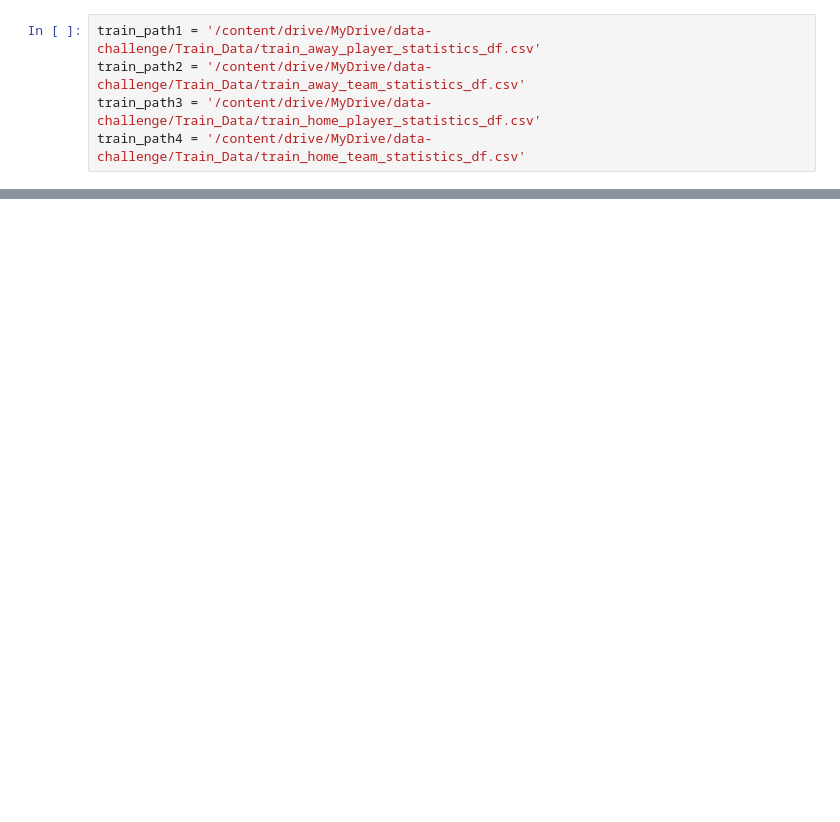
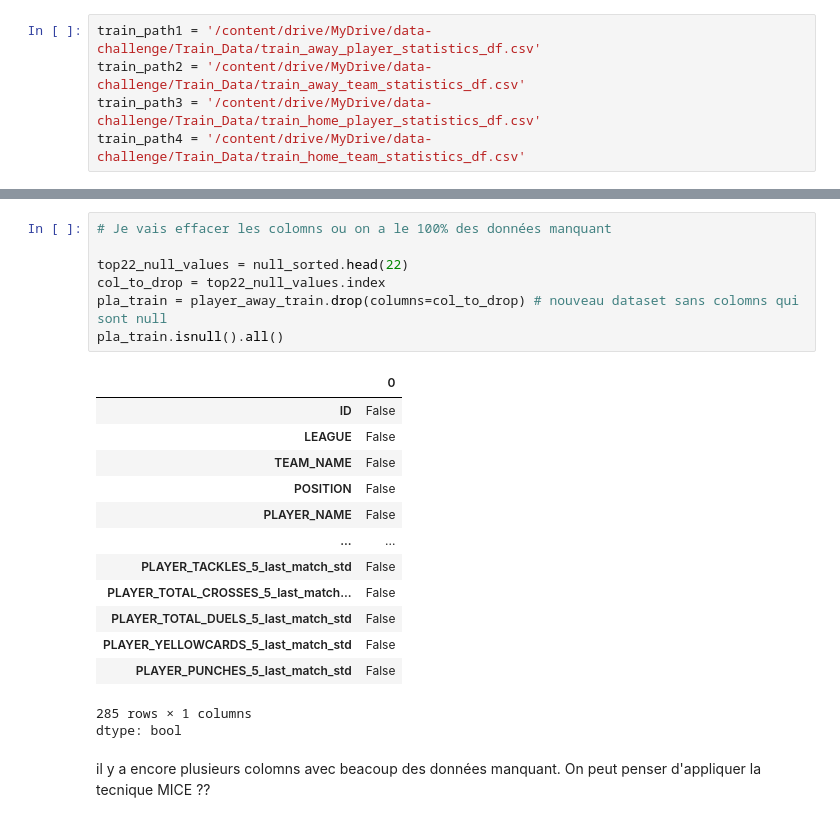
Before and after one commit to lucasn/data-challenge, a Jupyter notebook: data_challenge.ipynb, the cells around one changed output, grey strips where cells are left out. Saved outputs shown, nothing was run; the diff lists cells and outputs as text; blank space fills up the shorter version.

```diff
--- a/data_challenge.ipynb
+++ b/data_challenge.ipynb
@@ -30,0 +108,24 @@ train_data1
+# %%
+# Je vais effacer les colomns ou on a le 100% des données manquant
+
+top22_null_values = null_sorted.head(22)
+col_to_drop = top22_null_values.index
+pla_train = player_away_train.drop(columns=col_to_drop) # nouveau dataset sans colomns qui sont null
+pla_train.isnull().all()
+# %% [output]
+|  | 0 |
+| ID | False |
+| LEAGUE | False |
+| TEAM_NAME | False |
+| POSITION | False |
+| PLAYER_NAME | False |
+| ... | ... |
+| PLAYER_TACKLES_5_last_match_std | False |
+| PLAYER_TOTAL_CROSSES_5_last_match... | False |
+| PLAYER_TOTAL_DUELS_5_last_match_std | False |
+| PLAYER_YELLOWCARDS_5_last_match_std | False |
+| PLAYER_PUNCHES_5_last_match_std | False |
+285 rows × 1 columns
+dtype: bool
+# %% [markdown]
+il y a encore plusieurs colomns avec beacoup des données manquant. On peut penser d'appliquer la tecnique MICE ??
```
Also changed, not shown: parts of 15 cells of this notebook.
